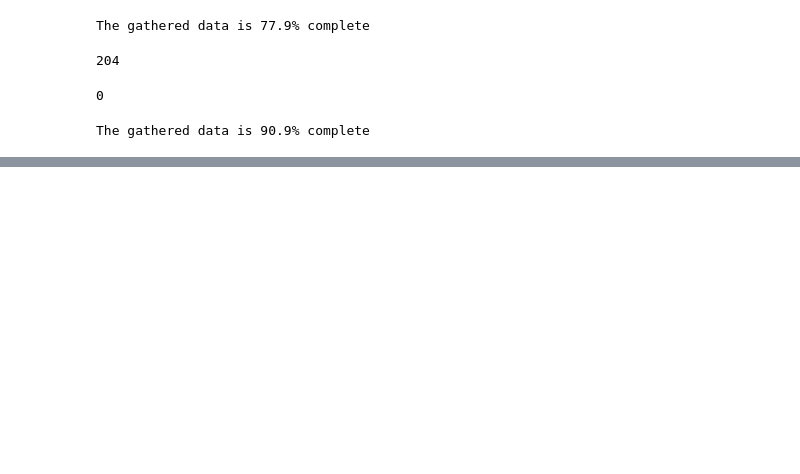
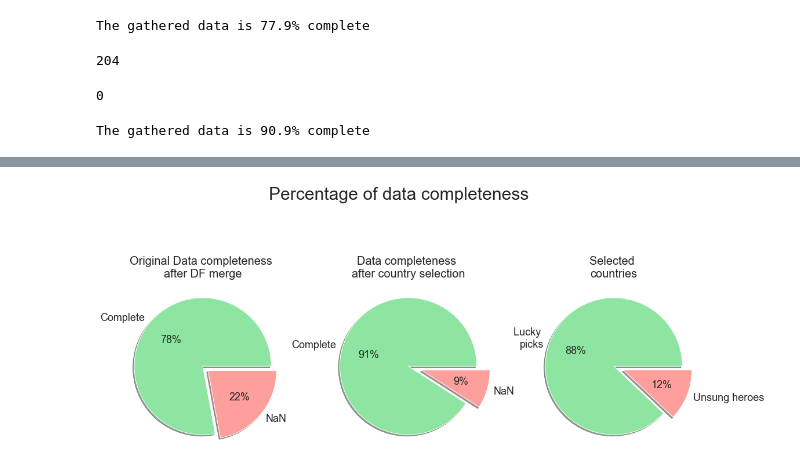
Before and after one commit to nico-stan/project-II, a Jupyter notebook: Plotting.ipynb, the cells around one changed output, grey strips where cells are left out. Cells and saved outputs as stored; diff of their text form; code cells hidden in the pictures; blank space fills up the shorter version.

```diff
--- a/Plotting.ipynb
+++ b/Plotting.ipynb
@@ -18,7 +29,7 @@ sns.set_style("whitegrid")
 # %%
 #Reading the clean Data Frame
 df = pd.read_csv('Output/df_clean.csv')
-df.drop(columns='Unnamed: 0', inplace=True)
+df = cl.dropping(df,'Unnamed: 0')
 # %%
 df.sample()
 # %% [output]
@@ -27,13 +38,14 @@ df.sample()
 # %%
 #Checking the amount of missing data over total. (77.9% complete)
-print(f'The gathered data is {round((df.count().sum() - df.isna().sum().sum())*100/(df.shape[0]*df.shape[1]),1)}% complete')
+completeness1=round((df.count().sum() - df.isna().sum().sum())/(df.shape[0]*df.shape[1]),3)
+print(f'The gathered data is {100*completeness1}% complete')
 # %% [output]
 The gathered data is 77.9% complete
 # %%
 # IMPORTANT: I have arbitrarily decided to drop countries which have less than 8 non-NaN values for a better analysis.
 # This is due to missing over half of the given data.
-df.dropna(thresh=8, inplace=True)
-df.shape[0]
+df2=df.dropna(thresh=8)
+df2.shape[0]
 # %% [output]
 204
 # %%
@@ -43,6 +55,7 @@ df['Continent'].isna().sum()
 0
 # %%
 #Checking the amount of missing data over total. We have improved 13pp (90.9% complete)
-print(f'The gathered data is {round((df.count().sum() - df.isna().sum().sum())*100/(df.shape[0]*df.shape[1]),1)}% complete')
+completeness2=round((df2.count().sum() - df2.isna().sum().sum())/(df2.shape[0]*df2.shape[1]),3)
+print(f'The gathered data is {100*completeness2}% complete')
 # %% [output]
 The gathered data is 90.9% complete
@@ -48,0 +83,25 @@ The gathered data is 90.9% complete
+# %%
+#Percentage of data completeness
+# define data
+data1 = [100*completeness1, 100*(1-completeness1)]
+data2 = [100*completeness2, 100*(1-completeness2)]
+data3 = [df2.shape[0]/df.shape[0]*100, (df.shape[0]-df2.shape[0])/df.shape[0]*100]
+
+# define Seaborn color palette to use
+labels = ['Complete', 'NaN']
+labels3 = ['Lucky \npicks','Unsung heroes']
+colors = sns.color_palette('pastel')[2:4]
+
+# plot the figure
+fig, axes = plt.subplots(1, 3, sharey=True)
+fig.suptitle('Percentage of data completeness')
+#plt.title('Data completeness after DF merge')
+axes[0].pie(data1, labels = labels, colors = colors, autopct='%.0f%%', shadow=True, explode=(0, 0.1))
+axes[0].set_title('Original Data completeness \nafter DF merge')
+axes[1].pie(data2, labels = labels, colors = colors, autopct='%.0f%%', shadow=True, explode=(0, 0.2))
+axes[1].set_title('Data completeness \nafter country selection')
+axes[2].pie(data3, labels = labels3, colors = colors, autopct='%.0f%%', shadow=True, explode=(0, 0.15))
+axes[2].set_title('Selected \ncountries')
+plt.savefig("Output/images/Figure1.png")
+# %% [output]
+[figure, added]
```
Also changed, not shown: parts of 24 cells of this notebook, 21 other files.
